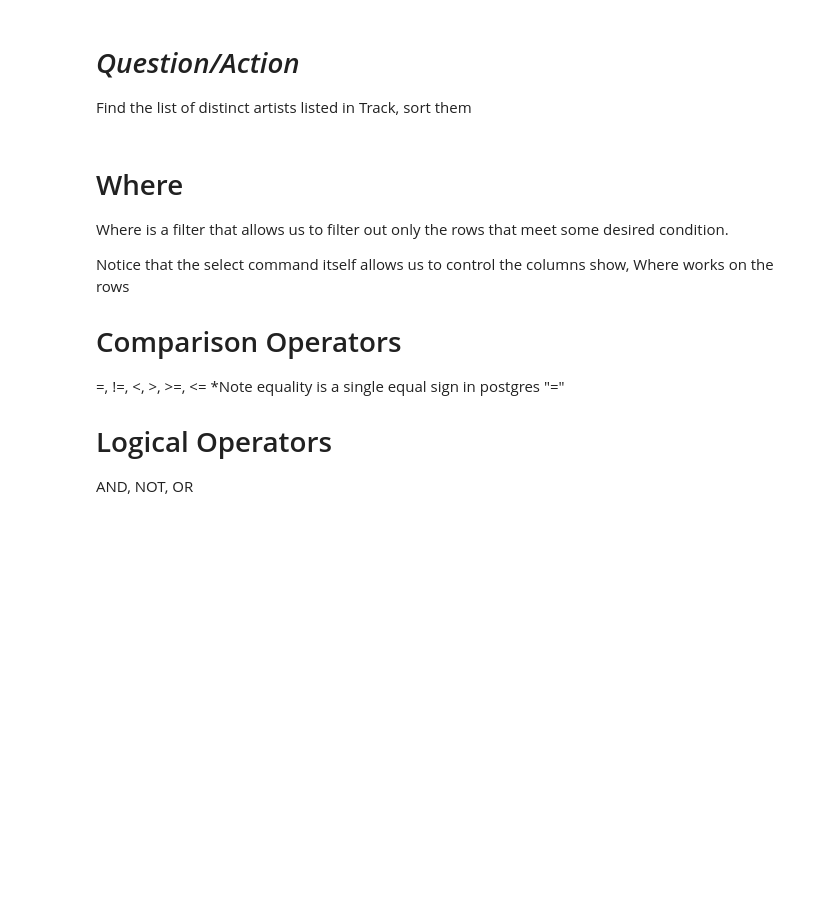
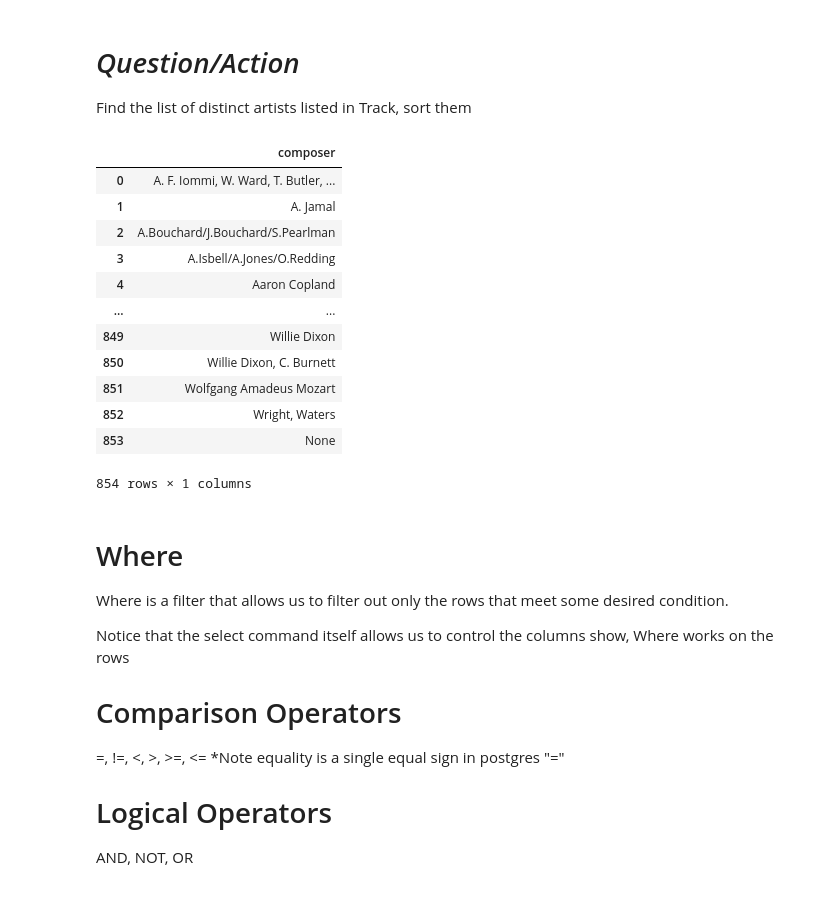
Before and after one commit to rcwaterman/DSE5002, a Jupyter notebook: Module_04/Pair_Programming/PairProgamming_Queries.ipynb, the cells around one changed output. Drawn from its saved outputs; the diff is of its cells as text; code cells hidden in the pictures; blank space fills up the shorter version.

```diff
--- a/Module_04/Pair_Programming/PairProgamming_Queries.ipynb
+++ b/Module_04/Pair_Programming/PairProgamming_Queries.ipynb
@@ -211,6 +255,28 @@ pd.read_sql_query("""SELECT DISTINCT city
 # *Question/Action*
 
 Find the list of distinct artists listed in Track,   sort them
+# %%
+pd.read_sql_query("""
+                  SELECT DISTINCT composer
+                  FROM track
+                  ORDER BY composer
+                  """,
+                  engine
+                  )
+# %% [output]
+|  | composer |
+| 0 | A. F. Iommi, W. Ward, T. Butler, ... |
+| 1 | A. Jamal |
+| 2 | A.Bouchard/J.Bouchard/S.Pearlman |
+| 3 | A.Isbell/A.Jones/O.Redding |
+| 4 | Aaron Copland |
+| ... | ... |
+| 849 | Willie Dixon |
+| 850 | Willie Dixon, C. Burnett |
+| 851 | Wolfgang Amadeus Mozart |
+| 852 | Wright, Waters |
+| 853 | None |
+854 rows × 1 columns
 # %% [markdown]
 # Where
 
```
Also changed, not shown: parts of 14 cells of this notebook, 2 other files.
